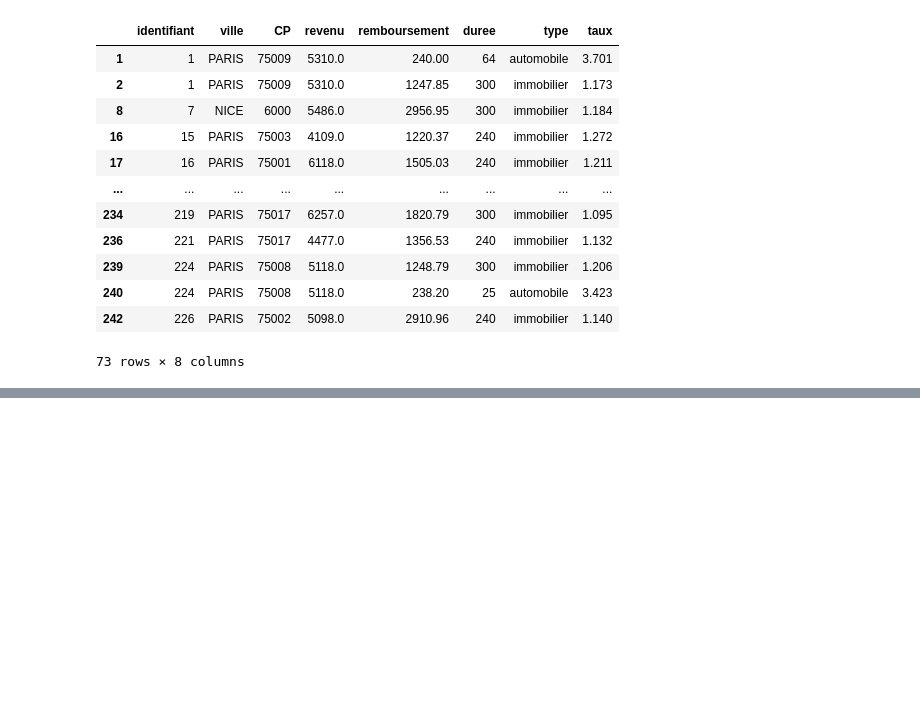
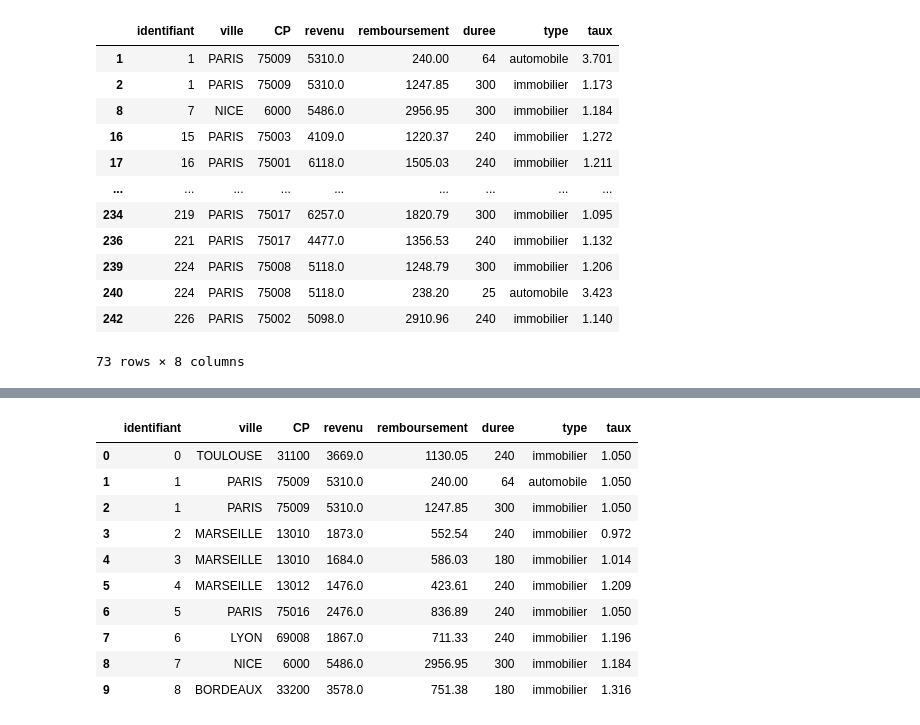
Before and after one commit to Harlequelrah/Learning_data_science, a Jupyter notebook: Learning_data_science/Créez_des_data_frames_avec_Pandas/Filtrez_les_données_du_data_frame.ipynb, the cells around one changed output, grey strips where cells are left out. Drawn from its saved outputs; the diff is of its cells as text; code cells hidden in the pictures; blank space fills up the shorter version.

Commit message:
Modifiez une sélection dans un data frame

```diff
--- a/Learning_data_science/Créez_des_data_frames_avec_Pandas/Filtrez_les_données_du_data_frame.ipynb
+++ b/Learning_data_science/Créez_des_data_frames_avec_Pandas/Filtrez_les_données_du_data_frame.ipynb
@@ -197,0 +247,3 @@ data.loc[(data['revenu']>4000 )|(data['type']=='automobile'),:]
+# %%
+data.iloc[:3,7]= 1.05 # modifier  les taux des  3 permiers clients
+data.head()
@@ -197,0 +257,15 @@ data.loc[(data['revenu']>4000 )|(data['type']=='automobile'),:]
+# %%
+data.loc[data['ville']=='PARIS', 'taux'] = 1.05 # modifier les taux des clients dont la ville est PARIS
+data.head(10)
+# %% [output]
+|  | identifiant | ville | CP | revenu | remboursement | duree | type | taux |
+| 0 | 0 | TOULOUSE | 31100 | 3669.0 | 1130.05 | 240 | immobilier | 1.050 |
+| 1 | 1 | PARIS | 75009 | 5310.0 | 240.00 | 64 | automobile | 1.050 |
+| 2 | 1 | PARIS | 75009 | 5310.0 | 1247.85 | 300 | immobilier | 1.050 |
+| 3 | 2 | MARSEILLE | 13010 | 1873.0 | 552.54 | 240 | immobilier | 0.972 |
+| 4 | 3 | MARSEILLE | 13010 | 1684.0 | 586.03 | 180 | immobilier | 1.014 |
+| 5 | 4 | MARSEILLE | 13012 | 1476.0 | 423.61 | 240 | immobilier | 1.209 |
+| 6 | 5 | PARIS | 75016 | 2476.0 | 836.89 | 240 | immobilier | 1.050 |
+| 7 | 6 | LYON | 69008 | 1867.0 | 711.33 | 240 | immobilier | 1.196 |
+| 8 | 7 | NICE | 6000 | 5486.0 | 2956.95 | 300 | immobilier | 1.184 |
+| 9 | 8 | BORDEAUX | 33200 | 3578.0 | 751.38 | 180 | immobilier | 1.316 |
```
Also changed, not shown: parts of 9 cells of this notebook.
